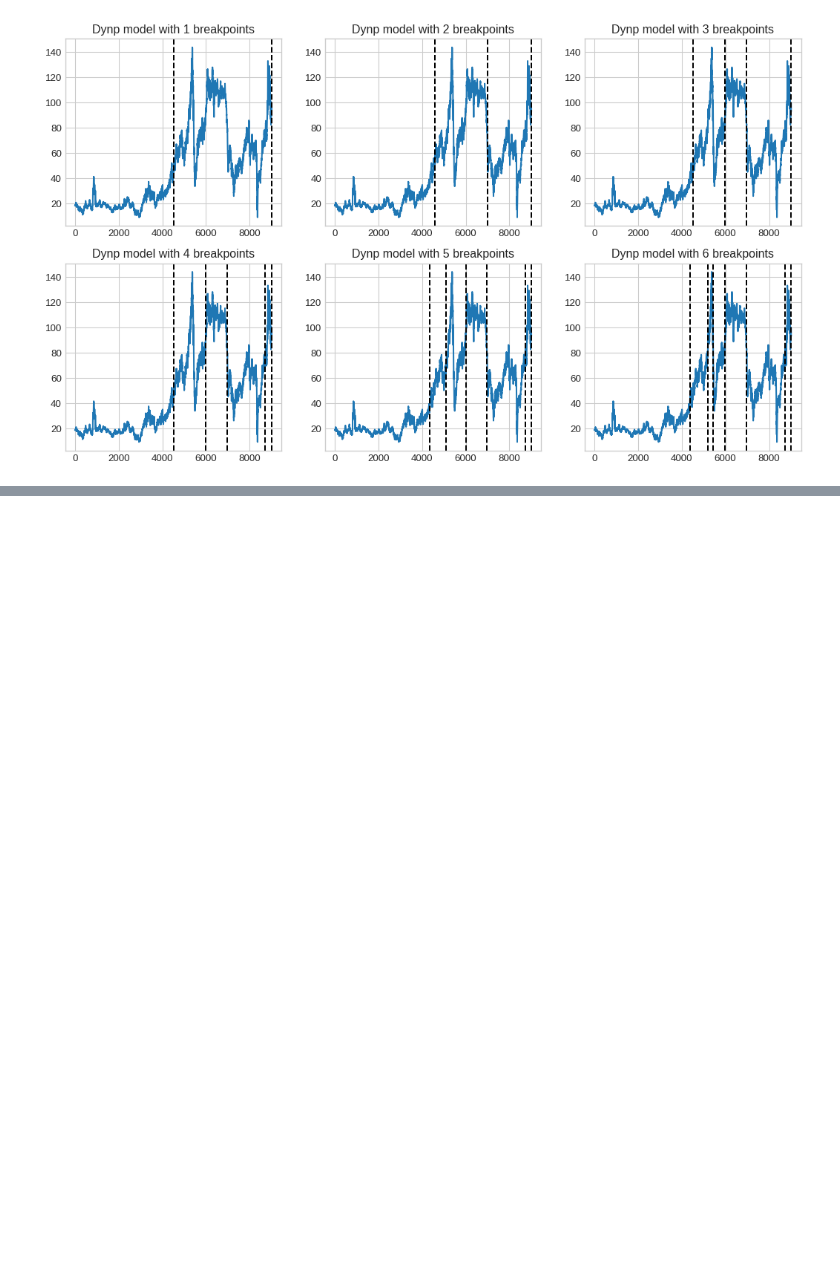
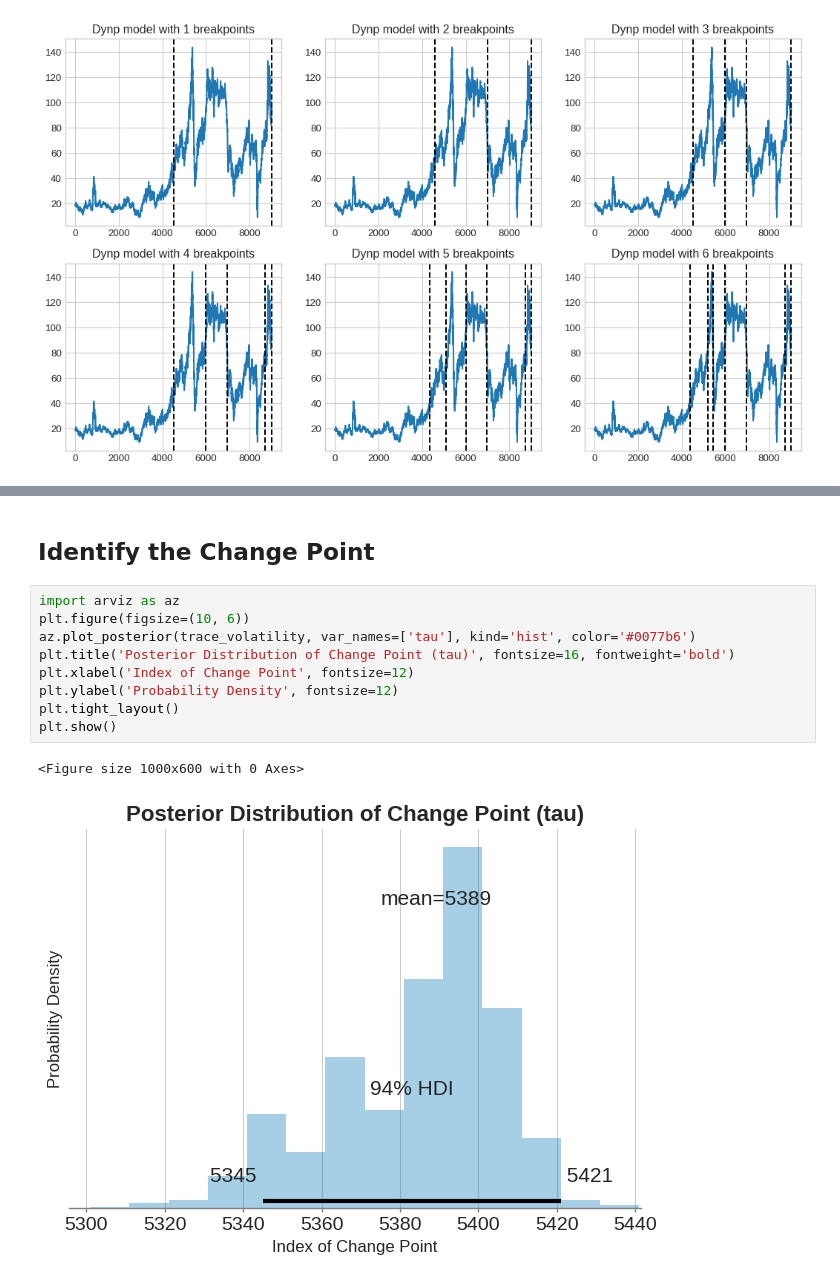
Before and after one commit to mikek1337/statistical-modelling-of-time-series-data-week-10, a Jupyter notebook: notebooks/inital.ipynb, the cells around one changed output, grey strips where cells are left out. Cells and saved outputs as stored; diff of their text form; blank space fills up the shorter version.

```diff
--- a/notebooks/inital.ipynb
+++ b/notebooks/inital.ipynb
@@ -110,0 +217,14 @@ plt.show()
+# %% [markdown]
+## Identify the Change Point
+# %%
+import arviz as az
+plt.figure(figsize=(10, 6))
+az.plot_posterior(trace_volatility, var_names=['tau'], kind='hist', color='#0077b6')
+plt.title('Posterior Distribution of Change Point (tau)', fontsize=16, fontweight='bold')
+plt.xlabel('Index of Change Point', fontsize=12)
+plt.ylabel('Probability Density', fontsize=12)
+plt.tight_layout()
+plt.show()
+# %% [output]
+<Figure size 1000x600 with 0 Axes>
+[figure, added]
```
Also changed, not shown: parts of 14 cells of this notebook, 23 other files.
